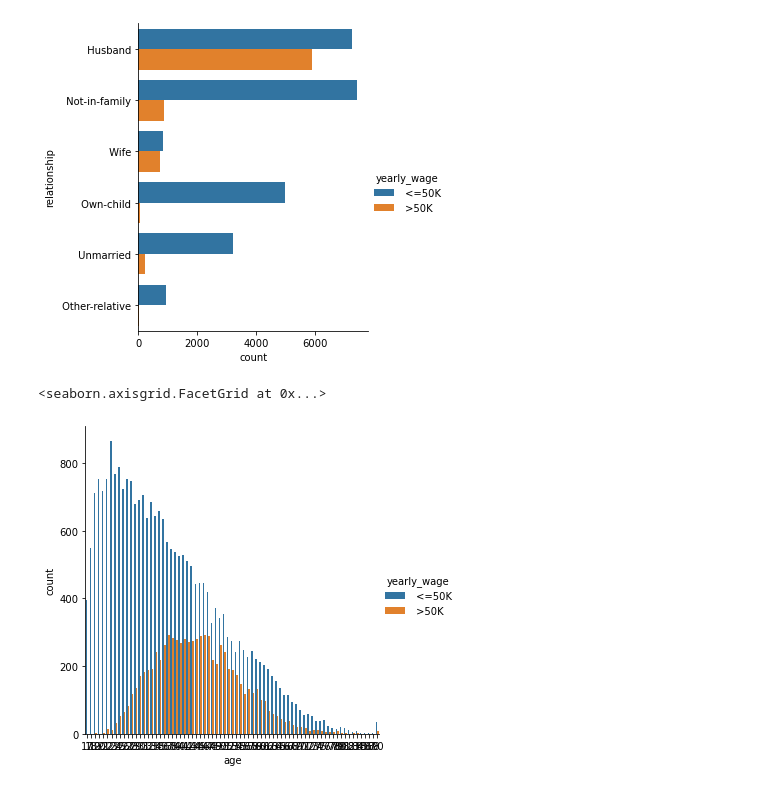
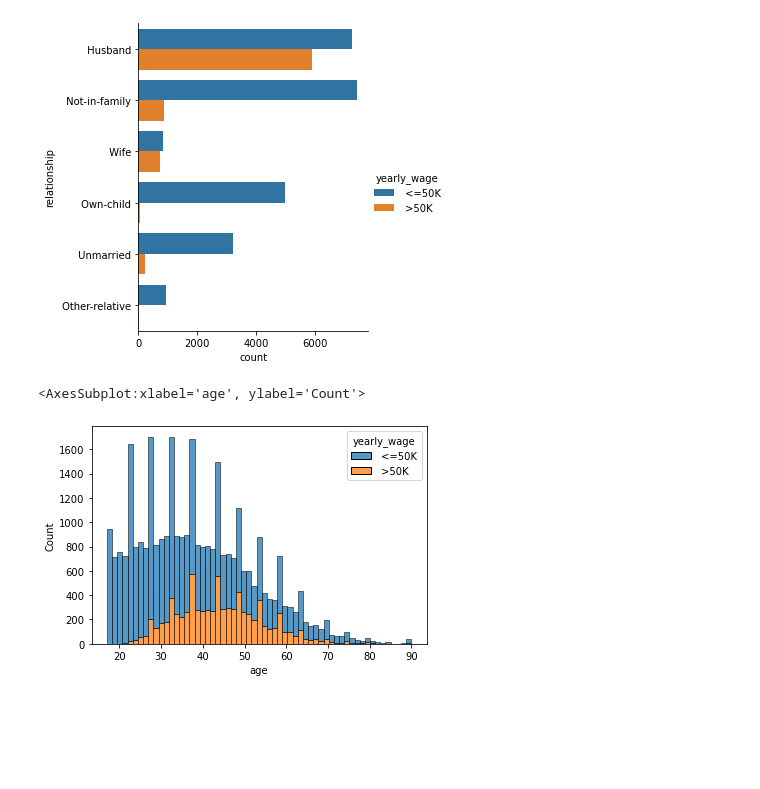
Before and after one commit to moise-s/DataScientist-Indicium, a Jupyter notebook: main.ipynb, the cells around one changed output. Cells and saved outputs as stored; diff of their text form; code cells hidden in the pictures; blank space fills up the shorter version.

```diff
--- a/main.ipynb
+++ b/main.ipynb
@@ -44,0 +93,3 @@ train.yearly_wage.value_counts().plot(kind='bar')
+# %%
+train = train.drop(['Unnamed: 0'], axis=1)
+test = test.drop(['Unnamed: 0'], axis=1)
@@ -73,7 +166,7 @@ sns.catplot(y="relationship", hue="yearly_wage", kind="count", data=train)
 <seaborn.axisgrid.FacetGrid at 0x...>
 [figure]
 # %%
-sns.catplot(x="age", hue="yearly_wage", kind="count", data=train)
+sns.histplot(data=train, x="age", hue="yearly_wage", multiple="stack")
 # %% [output]
-<seaborn.axisgrid.FacetGrid at 0x...>
+<AxesSubplot:xlabel='age', ylabel='Count'>
-[figure, old version]
+[figure, new version]
```
Also changed, not shown: parts of 34 cells of this notebook, 2 other files.
